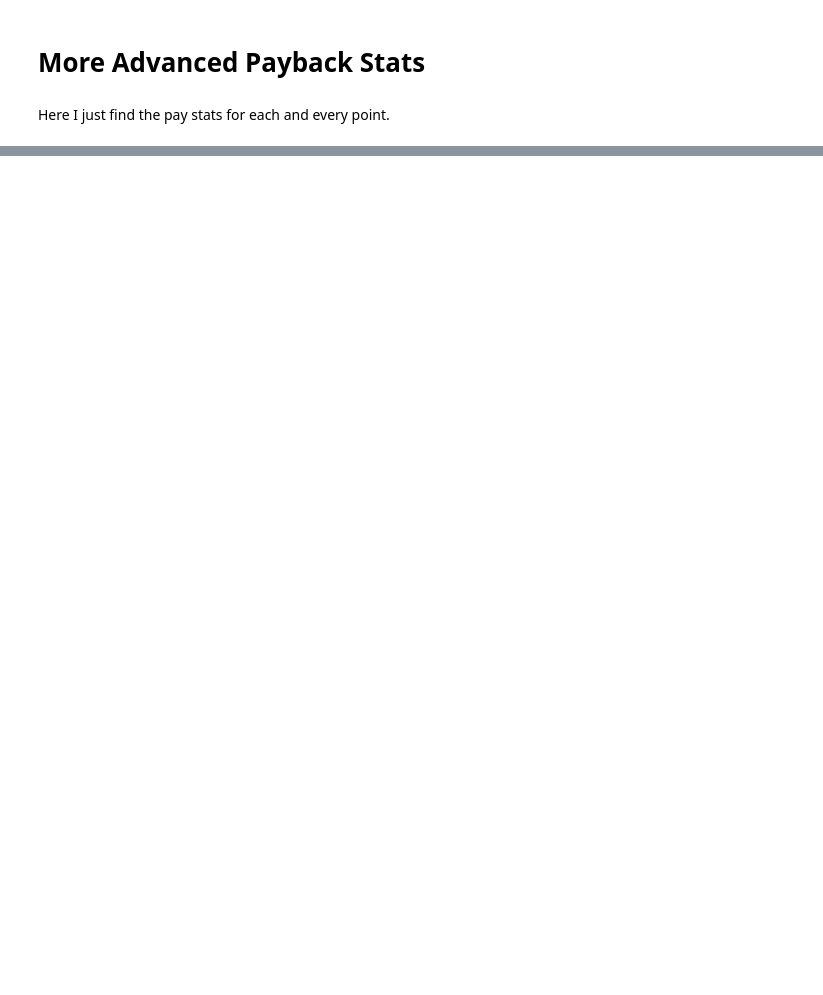
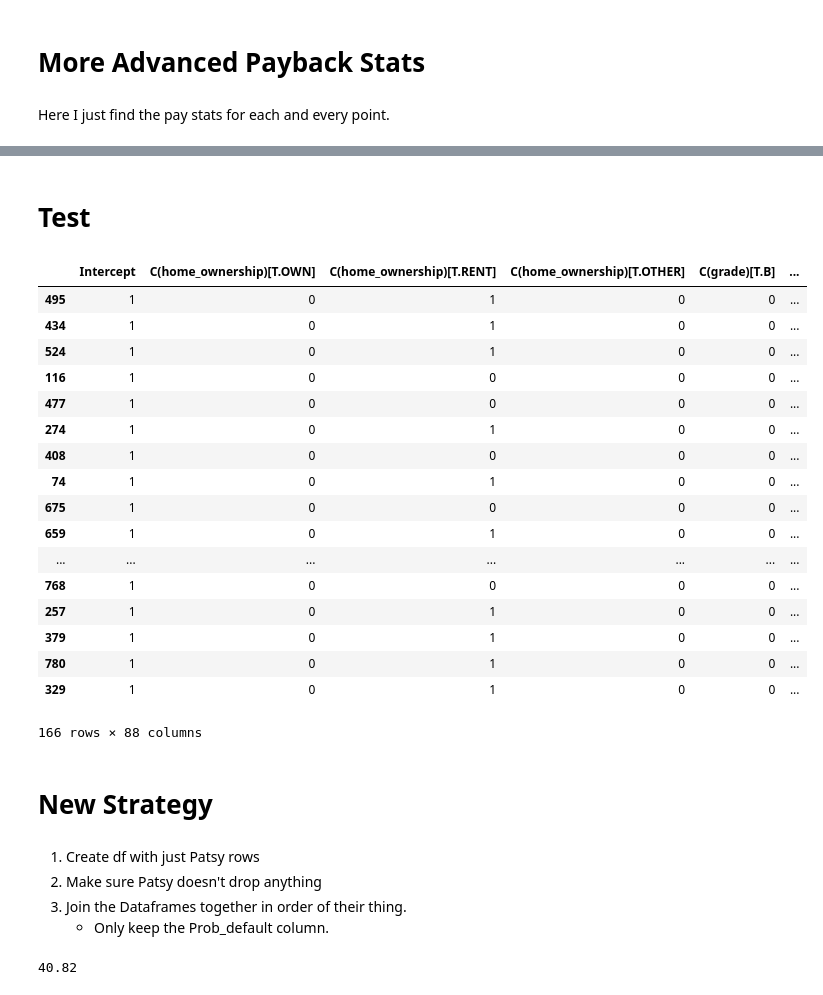
Before and after one commit to Will-So/Lending_Club, a Jupyter notebook: notebooks/lc_api.ipynb, the cells around one changed output, grey strips where cells are left out. Drawn from its saved outputs; the diff is of its cells as text; code cells hidden in the pictures; blank space fills up the shorter version.

```diff
--- a/notebooks/lc_api.ipynb
+++ b/notebooks/lc_api.ipynb
@@ -240,0 +295,30 @@ dtype: float64
+# %% [markdown]
+# Test
+# %%
+df
+# %% [output]
+|  | Intercept | C(home_ownership)[T.OWN] | C(home_ownership)[T.RENT] | C(home_ownership)[T.OTHER] | C(grade)[T.B] | ... |
+| 495 | 1 | 0 | 1 | 0 | 0 | ... |
+| 434 | 1 | 0 | 1 | 0 | 0 | ... |
+| 524 | 1 | 0 | 1 | 0 | 0 | ... |
+| 116 | 1 | 0 | 0 | 0 | 0 | ... |
+| 477 | 1 | 0 | 0 | 0 | 0 | ... |
+| 274 | 1 | 0 | 1 | 0 | 0 | ... |
+| 408 | 1 | 0 | 0 | 0 | 0 | ... |
+| 74 | 1 | 0 | 1 | 0 | 0 | ... |
+| 675 | 1 | 0 | 0 | 0 | 0 | ... |
+| 659 | 1 | 0 | 1 | 0 | 0 | ... |
+| ... | ... | ... | ... | ... | ... | ... |
+| 768 | 1 | 0 | 0 | 0 | 0 | ... |
+| 257 | 1 | 0 | 1 | 0 | 0 | ... |
+| 379 | 1 | 0 | 1 | 0 | 0 | ... |
+| 780 | 1 | 0 | 1 | 0 | 0 | ... |
+| 329 | 1 | 0 | 1 | 0 | 0 | ... |
+166 rows × 88 columns
+# %% [markdown]
+# New Strategy
+# %% [markdown]
+1. Create df with just Patsy rows
+2. Make sure Patsy doesn't drop anything
+3. Join the Dataframes together in order of their thing.
+    - Only keep the Prob_default column.
@@ -240,0 +331,4 @@ dtype: float64
+# %%
+r.json()['availableCash']
+# %% [output]
+40.82
```
Also changed, not shown: parts of 37 cells of this notebook, 2 other files.
